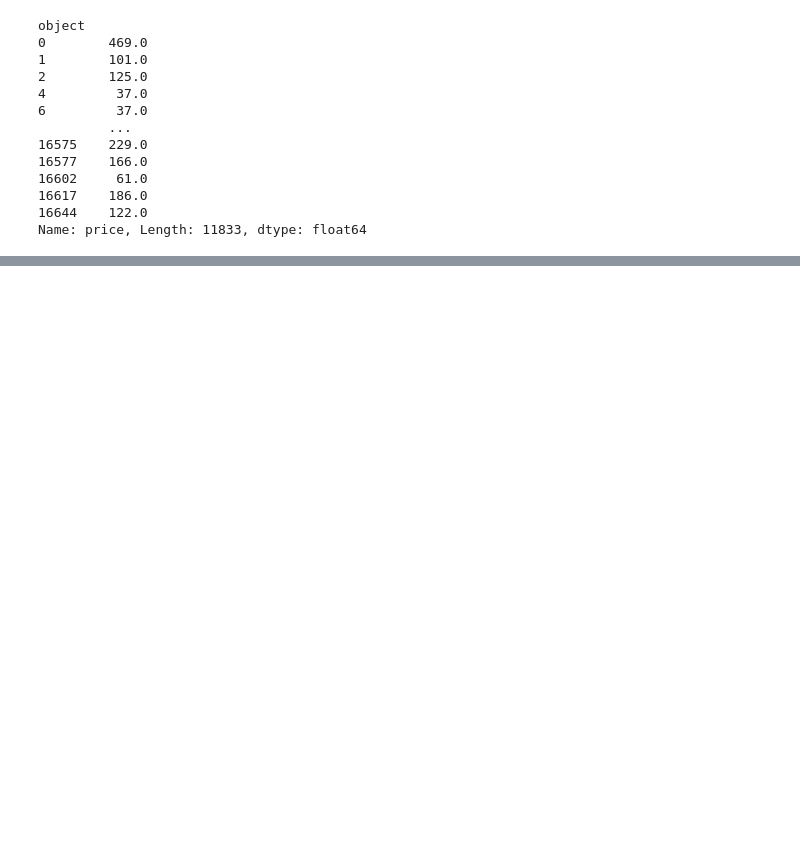
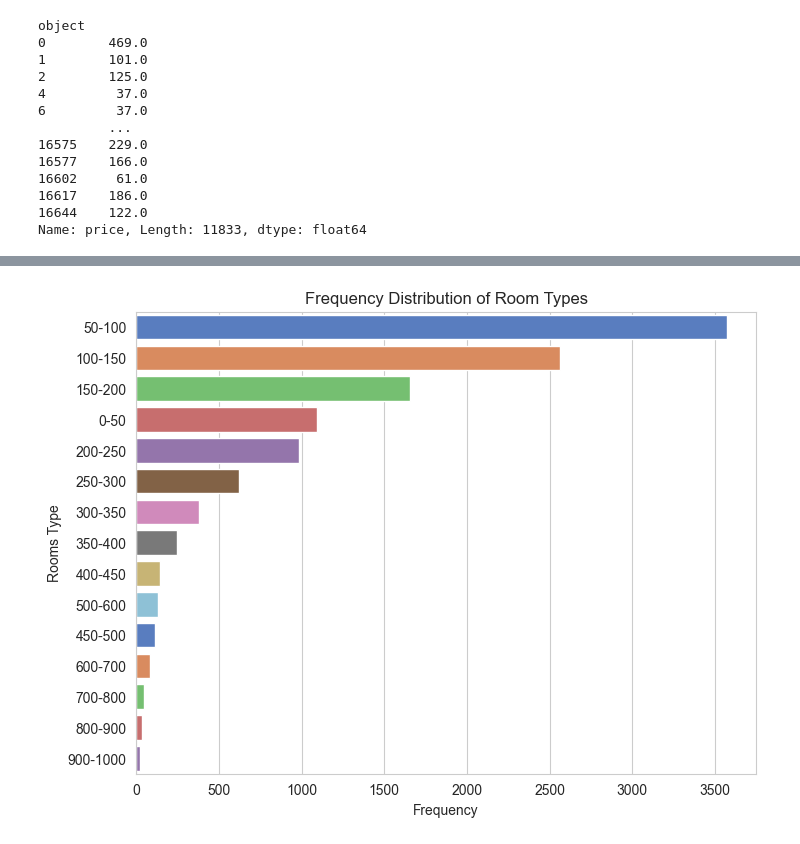
Before and after one commit to StellaLii/Airbnb-Project, a Jupyter notebook: Descriptive Analysis.ipynb, the cells around one changed output, grey strips where cells are left out. Drawn from its saved outputs; the diff is of its cells as text; code cells hidden in the pictures; blank space fills up the shorter version.

```diff
--- a/Discriptive Analysis.ipynb
+++ b/Descriptive Analysis.ipynb
@@ -233,0 +299,18 @@ plt.show()
+# %%
+#create bar plot
+fig2_1, ax2_1 = plt.subplots(figsize=(8, 6))
+sns.set_style("whitegrid")
+sns.set_style("whitegrid")
+
+# plot the bar graph
+sns.barplot(x='Frequency', y=freq_price_sorted.index, data=freq_price_sorted, palette='muted')
+
+# set the labels and title
+ax2_1.set_xlabel("Frequency")
+ax2_1.set_ylabel("Rooms Type")
+ax2_1.set_title("Frequency Distribution of Room Types")
+
+# show the plot
+plt.show()
+# %% [output]
+[figure, added]
```
Also changed, not shown: parts of 13 cells of this notebook, 1 other file.
